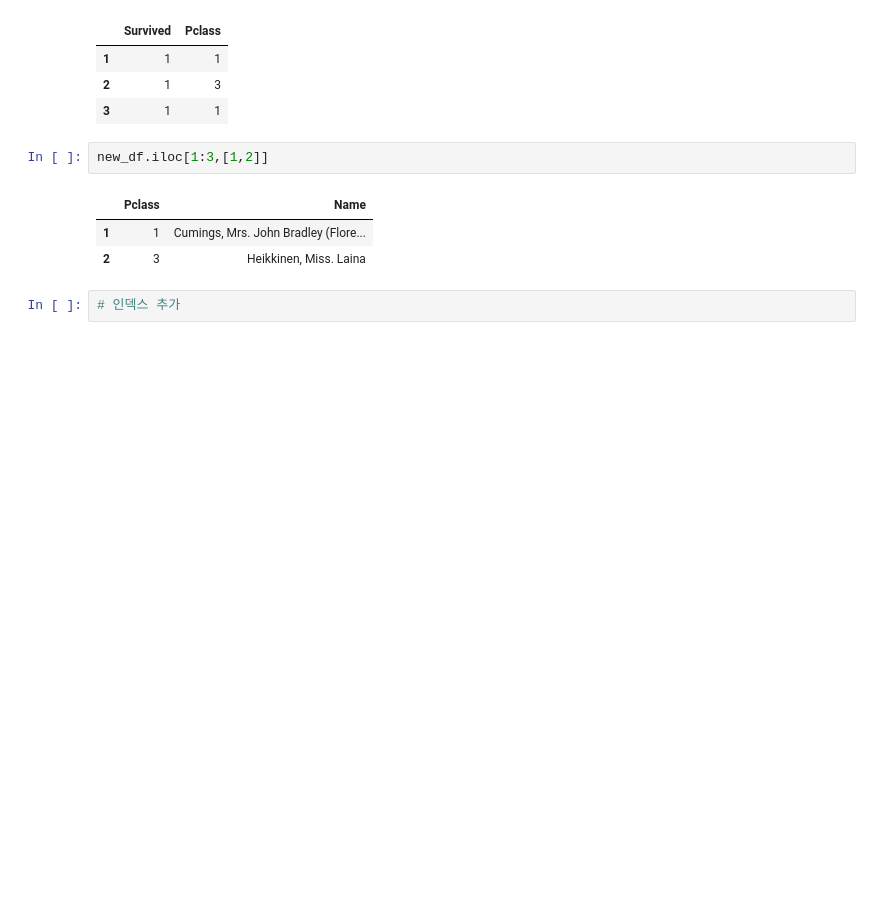
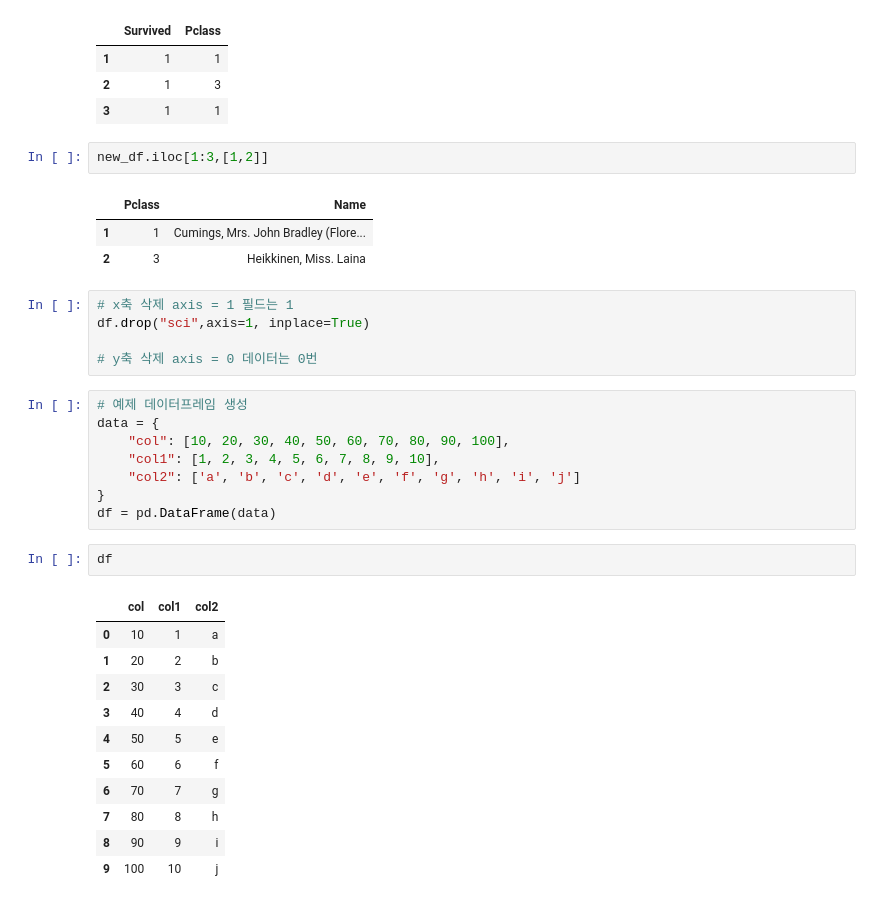
Before and after one commit to welcomeglory/Python, a Jupyter notebook: 07_24.ipynb, the cells around one changed output. Cells and saved outputs as stored; diff of their text form; blank space fills up the shorter version.

```diff
--- a/07_24.ipynb
+++ b/07_24.ipynb
@@ -52,5 +52,30 @@ new_df.iloc[1:3,[1,2]]
 |  | Pclass | Name |
 | 1 | 1 | Cumings, Mrs. John Bradley (Flore... |
 | 2 | 3 | Heikkinen, Miss. Laina |
-# %%
-# 인덱스 추가
+# %%
+# x축 삭제 axis = 1 필드는 1
+df.drop("sci",axis=1, inplace=True)
+
+# y축 삭제 axis = 0 데이터는 0번
+# %%
+# 예제 데이터프레임 생성
+data = {
+    "col": [10, 20, 30, 40, 50, 60, 70, 80, 90, 100],
+    "col1": [1, 2, 3, 4, 5, 6, 7, 8, 9, 10],
+    "col2": ['a', 'b', 'c', 'd', 'e', 'f', 'g', 'h', 'i', 'j']
+}
+df = pd.DataFrame(data)
+# %%
+df
+# %% [output]
+|  | col | col1 | col2 |
+| 0 | 10 | 1 | a |
+| 1 | 20 | 2 | b |
+| 2 | 30 | 3 | c |
+| 3 | 40 | 4 | d |
+| 4 | 50 | 5 | e |
+| 5 | 60 | 6 | f |
+| 6 | 70 | 7 | g |
+| 7 | 80 | 8 | h |
+| 8 | 90 | 9 | i |
+| 9 | 100 | 10 | j |
```
Also changed, not shown: parts of 5 cells of this notebook.
